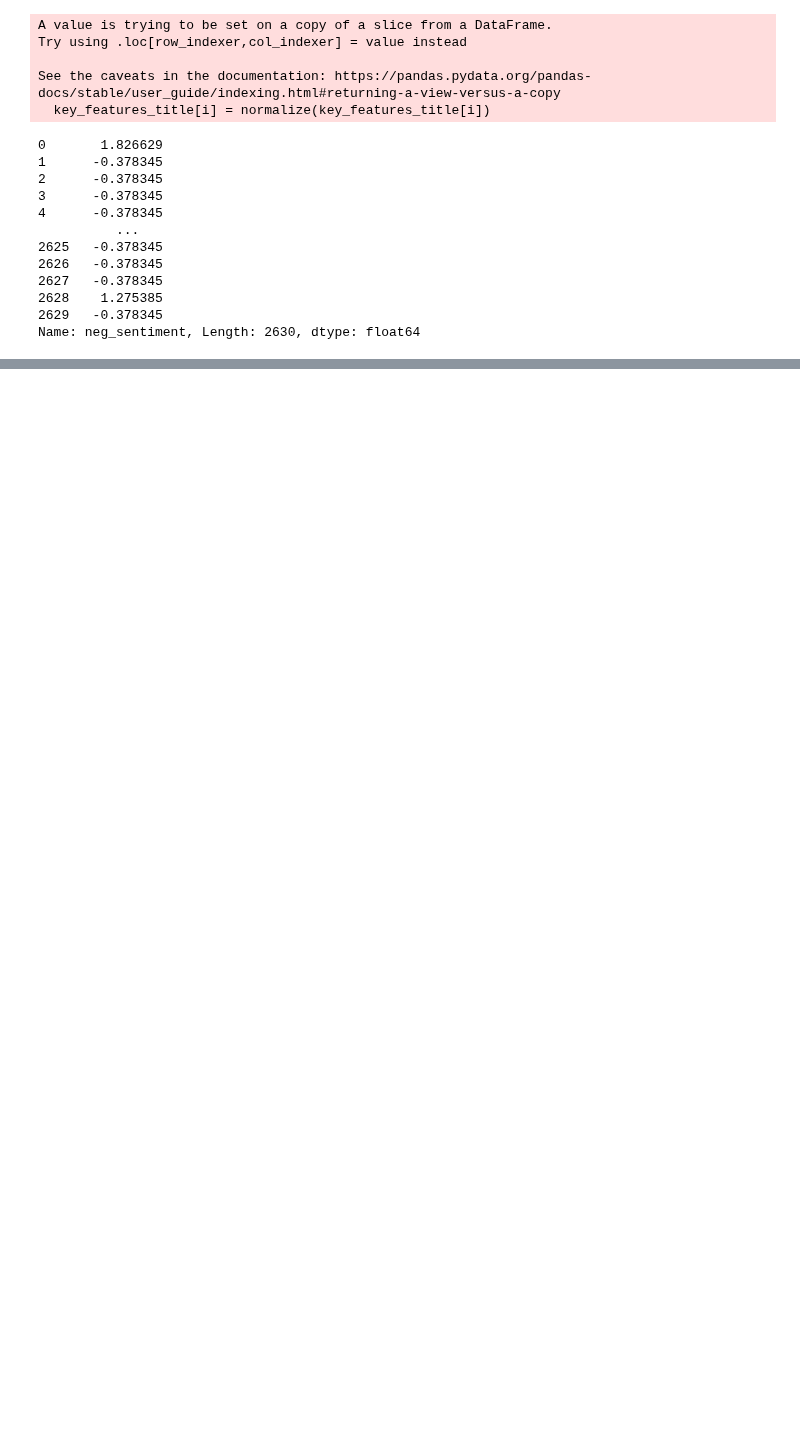
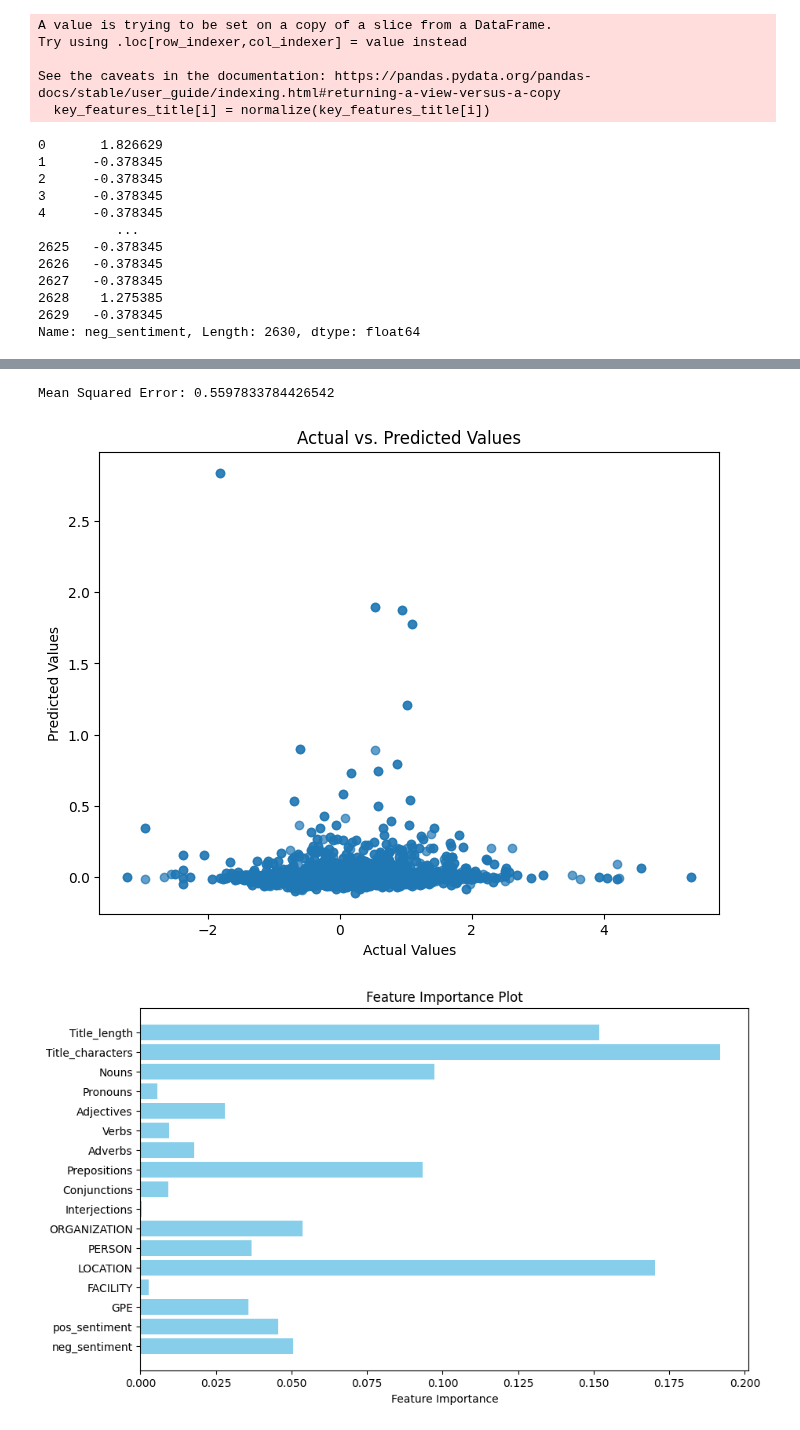
Before and after one commit to epfl-ada/ada-2023-project-randada, a Jupyter notebook: Test_Random_Forest.ipynb, the cells around one changed output, grey strips where cells are left out. Saved outputs shown, nothing was run; the diff lists cells and outputs as text; code cells hidden in the pictures; blank space fills up the shorter version.

```diff
--- a/Test_Random_Forest.ipynb
+++ b/Test_Random_Forest.ipynb
@@ -139,0 +250,46 @@ ax.legend()
+# %%
+test_movies_after_2012 = pd.read_csv("Data/key_features_after_2012.csv")
+
+for i in test_movies_after_2012.columns:
+    if i != "Movie_name":
+        if i != "Success_indicator":
+            test_movies_after_2012[i] = normalize(test_movies_after_2012[i])
+
+X_test = test_movies_after_2012[["Title_length","Title_characters","Nouns","Pronouns","Adjectives","Verbs","Adverbs", 'Prepositions', 'Conjunctions', 'Interjections',
+       'ORGANIZATION', 'PERSON', 'LOCATION', 'FACILITY', 'GPE', 'pos_sentiment', 'neg_sentiment']]
+
+y_test = test_movies_after_2012['Success_indicator']
+
+# Split the dataset into training and testing sets
+# %%
+# Make predictions on the test data
+y_pred = rf_regressor_2.predict(X_test)
+
+# Evaluate the model by calculating Mean Squared Error (MSE)
+mse = mean_squared_error(y_test, y_pred)
+print(f"Mean Squared Error: {mse}")
+# %% [output]
+Mean Squared Error: 0.5597833784426542
+# %%
+# Scatter Plot for Predicted vs. Actual Values
+plt.figure(figsize=(8, 6))
+plt.scatter(y_test, y_pred, alpha=0.7)
+plt.title("Actual vs. Predicted Values")
+plt.xlabel("Actual Values")
+plt.ylabel("Predicted Values")
+plt.show()
+
+
+# Feature Importance Plot
+feature_importance = rf_regressor.feature_importances_
+feature_names = X_test.columns
+
+plt.figure(figsize=(10, 6))
+plt.barh(feature_names, feature_importance, color='skyblue')
+plt.xlabel("Feature Importance")
+plt.title("Feature Importance Plot")
+plt.gca().invert_yaxis()
+plt.show()
+# %% [output]
+[figure, added]
+[figure, added]
```
Also changed, not shown: parts of 16 cells of this notebook, 4 other files.
